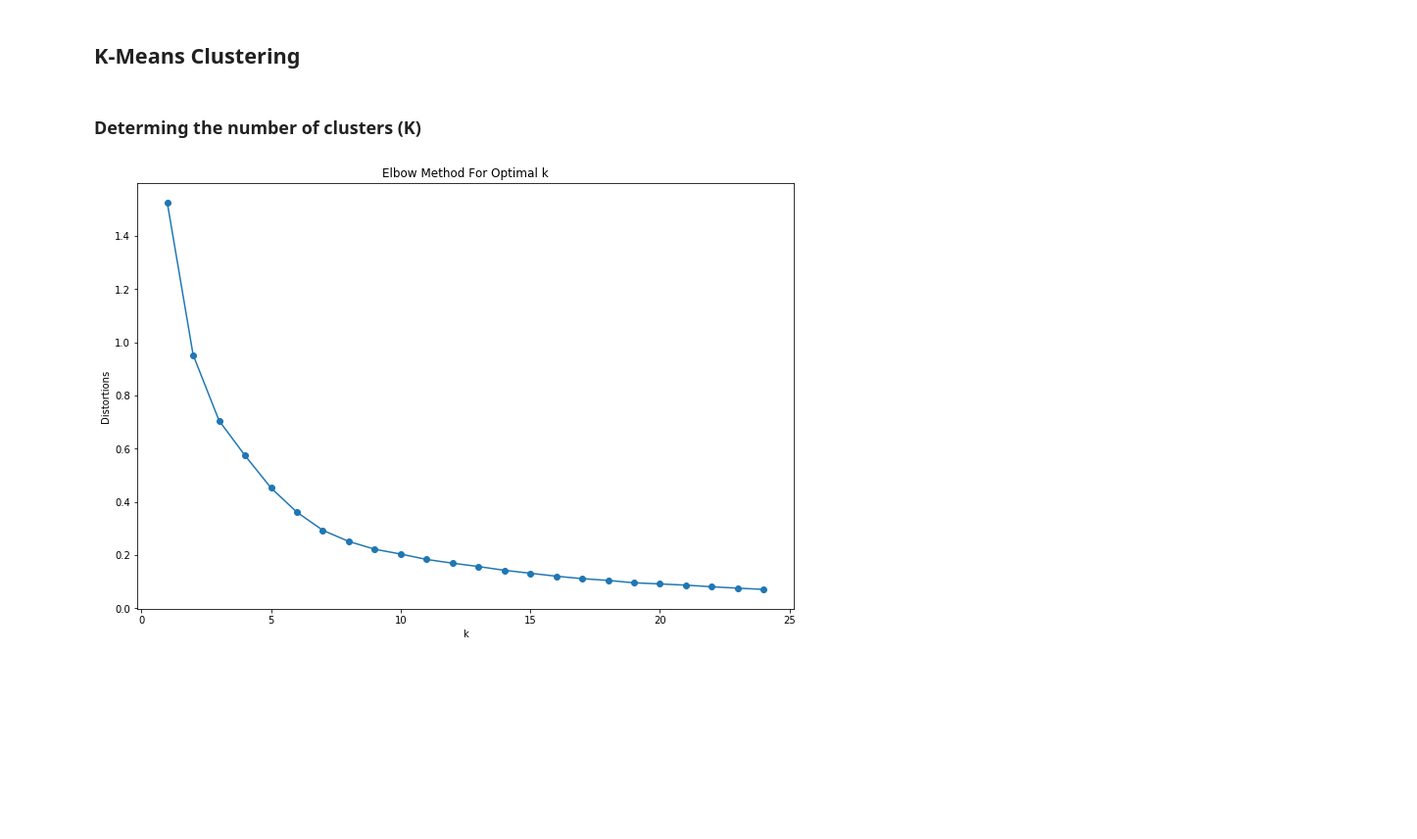
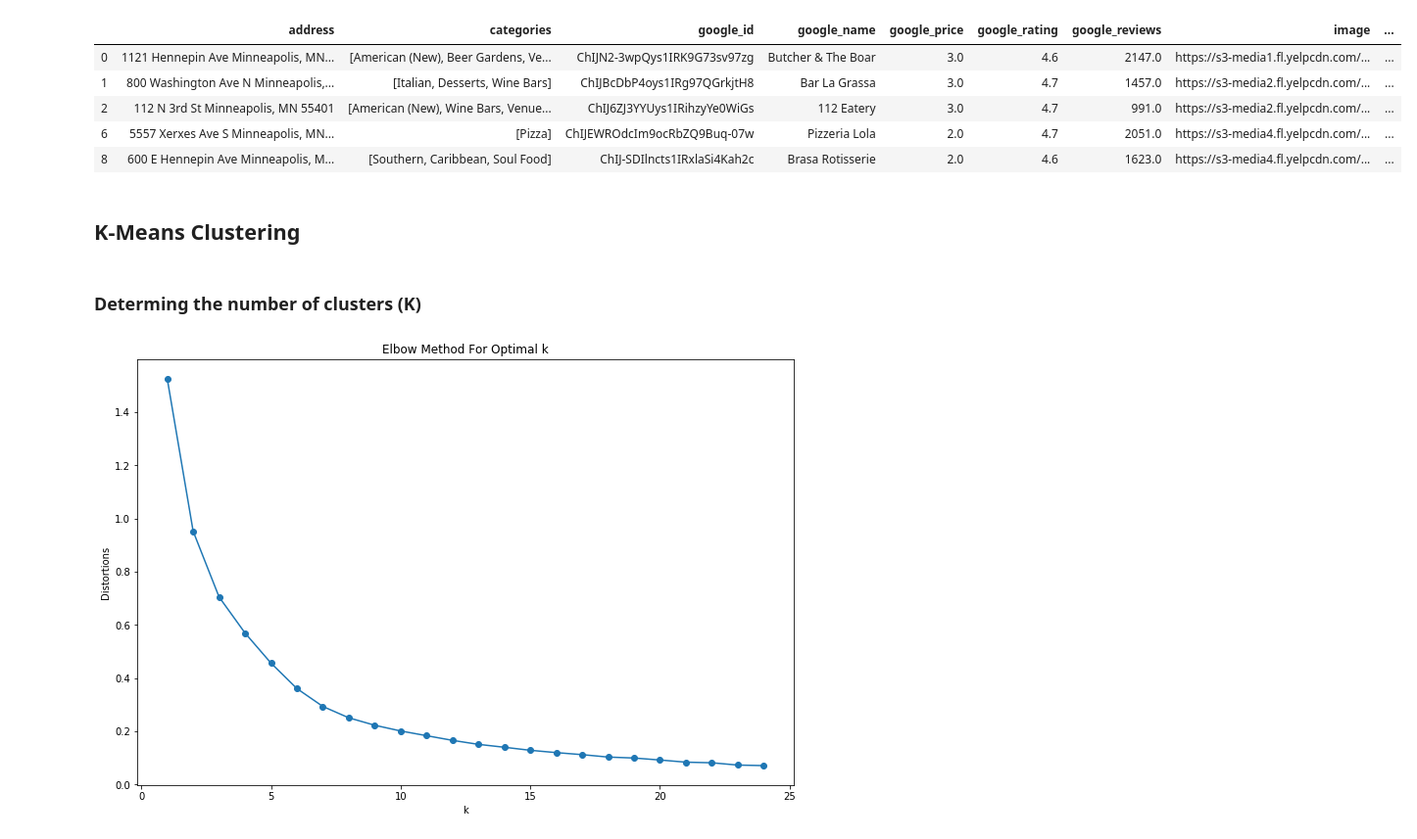
Before and after one commit to ronneimark/Minneapolis_Restaurants, a Jupyter notebook: LBRecommendation.ipynb, the cells around one changed output. Shown at 98% size. Drawn from its saved outputs; the diff is of its cells as text; code cells hidden in the pictures; blank space fills up the shorter version.

```diff
--- a/LBRecommendation.ipynb
+++ b/LBRecommendation.ipynb
@@ -65,3 +87,35 @@ plt.show()
+# %%
+# Create a new SCORE based on REVIEWS and RATING and add Column to the DataFrame
+
+C = df_restaurants['rating'].mean()
+m = df_restaurants['reviews'].quantile(0.85)
+
+# Function that computes the weighted rating of each movie
+def weighted_rating(x, m=m, C=C):
+    v = x['reviews']
+    R = x['rating']
+    # Calculation based on the IMDB formula
+    return (v/(v+m) * R) + (m/(m+v) * C)
+
+
+
+# Define a new feature 'score' and calculate its value with `weighted_rating()`
+# df_restaurants['score'] = df_restaurants.apply(weighted_rating, axis=1)
+
+df_restaurants['agg_rating'] = df_restaurants.apply(aggregate_rating, axis=1)
+
+
+# top_restaurants = df_restaurants.sort_values('score', ascending=False)
+
+#Print the top 15 res
+top_restaurants.head()
+# %% [output]
+|  | address | categories | google_id | google_name | google_price | google_rating | google_reviews | image | ... |
+| 0 | 1121 Hennepin Ave Minneapolis, MN... | [American (New), Beer Gardens, Ve... | ChIJN2-3wpQys1IRK9G73sv97zg | Butcher & The Boar | 3.0 | 4.6 | 2147.0 | https://s3-media1.fl.yelpcdn.com/... | ... |
+| 1 | 800 Washington Ave N Minneapolis,... | [Italian, Desserts, Wine Bars] | ChIJBcDbP4oys1IRg97QGrkjtH8 | Bar La Grassa | 3.0 | 4.7 | 1457.0 | https://s3-media2.fl.yelpcdn.com/... | ... |
+| 2 | 112 N 3rd St Minneapolis, MN 55401 | [American (New), Wine Bars, Venue... | ChIJ6ZJ3YYUys1IRihzyYe0WiGs | 112 Eatery | 3.0 | 4.7 | 991.0 | https://s3-media2.fl.yelpcdn.com/... | ... |
+| 6 | 5557 Xerxes Ave S Minneapolis, MN... | [Pizza] | ChIJEWROdcIm9ocRbZQ9Buq-07w | Pizzeria Lola | 2.0 | 4.7 | 2051.0 | https://s3-media4.fl.yelpcdn.com/... | ... |
+| 8 | 600 E Hennepin Ave Minneapolis, M... | [Southern, Caribbean, Soul Food] | ChIJ-SDIlncts1IRxlaSi4Kah2c | Brasa Rotisserie | 2.0 | 4.6 | 1623.0 | https://s3-media4.fl.yelpcdn.com/... | ... |
 # %% [markdown]
 ## K-Means Clustering
 # %% [markdown]
```
Also changed, not shown: parts of 17 cells of this notebook, 21 other files.
